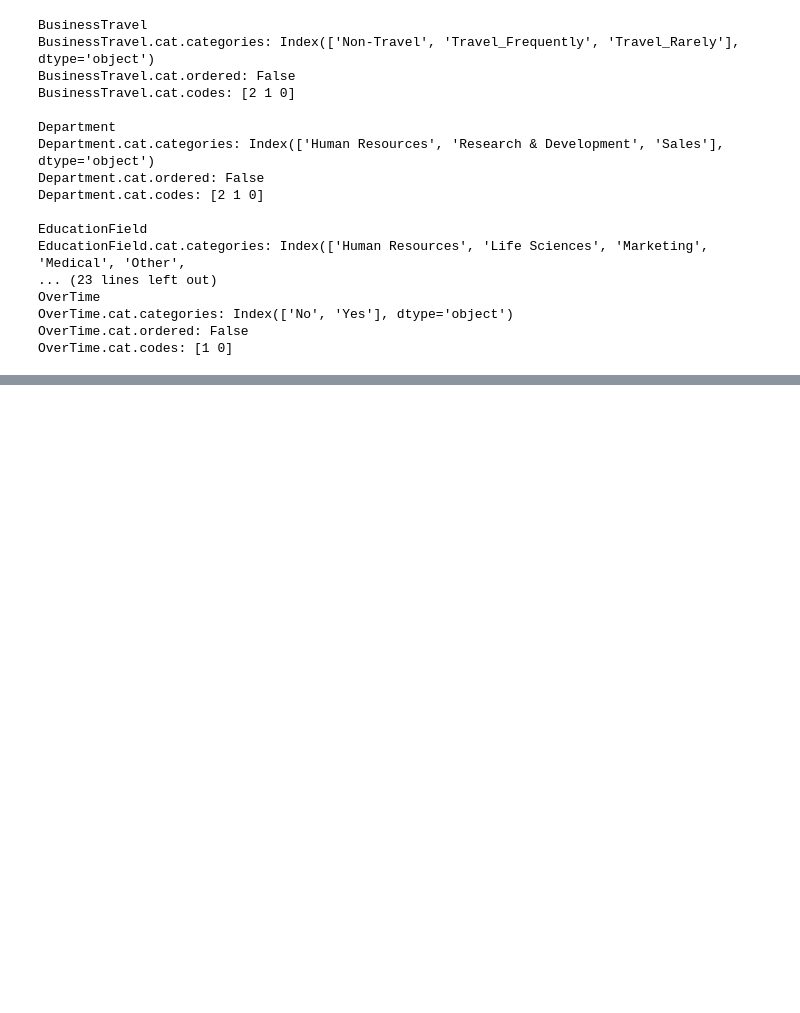
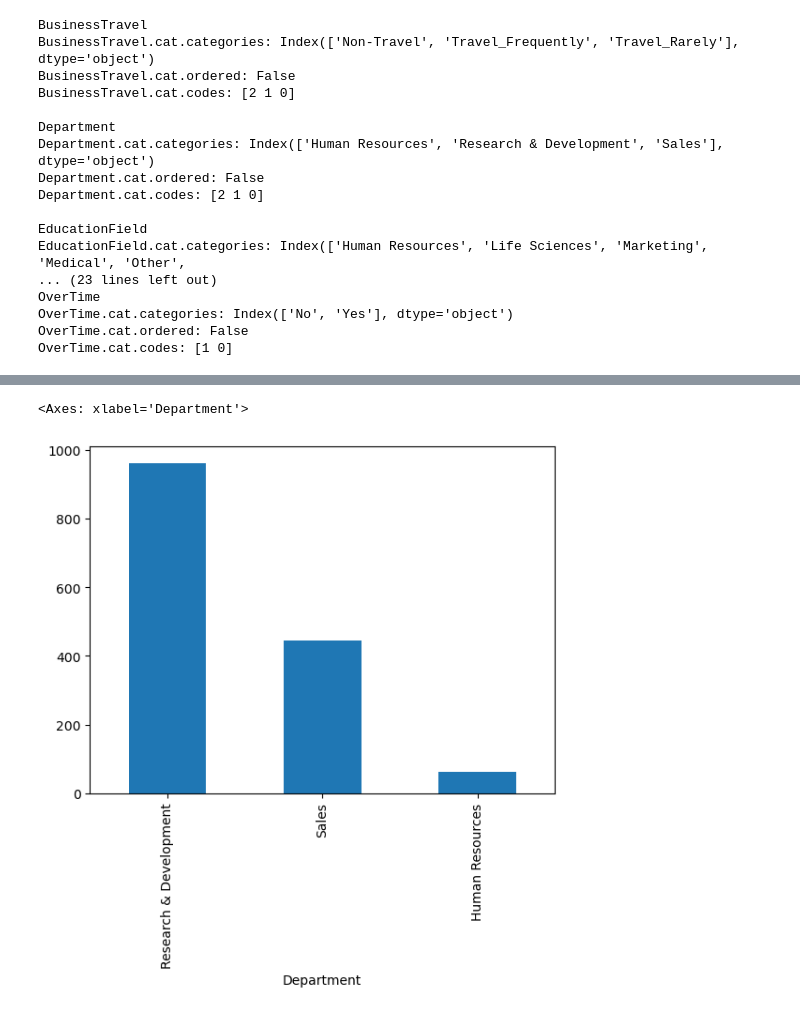
Before and after one commit to PauloViniciusR/Analise_dados, a Jupyter notebook: Proj_IBM/02_rename_columns.ipynb, the cells around one changed output, grey strips where cells are left out. Cells and saved outputs as stored; diff of their text form; code cells hidden in the pictures; blank space fills up the shorter version.

```diff
--- a/Proj_IBM/02_rename_columns.ipynb
+++ b/Proj_IBM/02_rename_columns.ipynb
@@ -353,0 +360,5 @@ df["Attrition"].value_counts().plot(kind="bar")
+# %%
+df["Department"].value_counts().plot(kind="bar")
+# %% [output]
+<Axes: xlabel='Department'>
+[figure, added]
```
Also changed, not shown: parts of 10 cells of this notebook, 1 other file.
